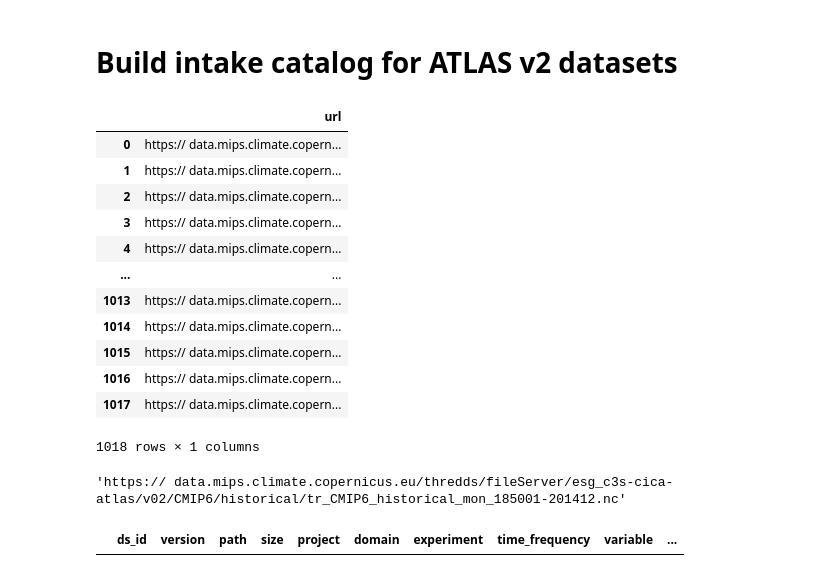
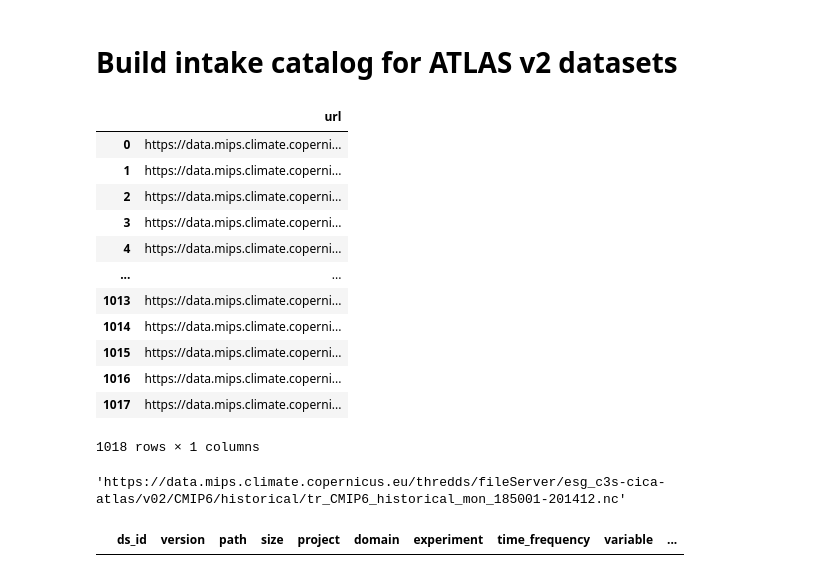
Before and after one commit to cp4cds/c3s_34g_manifests, a Jupyter notebook: notebooks/atlas_v2_build_intake_catalog.ipynb, the cells around one changed output. Cells and saved outputs as stored; diff of their text form; code cells hidden in the pictures.

```diff
--- a/notebooks/atlas_v2_build_intake_catalog.ipynb
+++ b/notebooks/atlas_v2_build_intake_catalog.ipynb
@@ -6,26 +6,26 @@ import numpy as np
 # %%
 ## load manifest
 
-df = pd.read_csv("../atlas_v2/manifest-atlas-v2_20250317.txt", names=["url"])
+df = pd.read_csv("../atlas_v2/manifest-atlas-v2_20250318.txt", names=["url"])
 df
 # %% [output]
 |  | url |
-| 0 | https:// data.mips.climate.copern... |
-| 1 | https:// data.mips.climate.copern... |
-| 2 | https:// data.mips.climate.copern... |
-| 3 | https:// data.mips.climate.copern... |
-| 4 | https:// data.mips.climate.copern... |
+| 0 | https://data.mips.climate.coperni... |
+| 1 | https://data.mips.climate.coperni... |
+| 2 | https://data.mips.climate.coperni... |
+| 3 | https://data.mips.climate.coperni... |
+| 4 | https://data.mips.climate.coperni... |
 | ... | ... |
-| 1013 | https:// data.mips.climate.copern... |
-| 1014 | https:// data.mips.climate.copern... |
-| 1015 | https:// data.mips.climate.copern... |
-| 1016 | https:// data.mips.climate.copern... |
-| 1017 | https:// data.mips.climate.copern... |
+| 1013 | https://data.mips.climate.coperni... |
+| 1014 | https://data.mips.climate.coperni... |
+| 1015 | https://data.mips.climate.coperni... |
+| 1016 | https://data.mips.climate.coperni... |
+| 1017 | https://data.mips.climate.coperni... |
 1018 rows × 1 columns
 # %%
 df.url[0]
 # %% [output]
-'https:// data.mips.climate.copernicus.eu/thredds/fileServer/esg_c3s-cica-atlas/v02/CMIP6/historical/tr_CMIP6_historical_mon_185001-201412.nc'
+'https://data.mips.climate.copernicus.eu/thredds/fileServer/esg_c3s-cica-atlas/v02/CMIP6/historical/tr_CMIP6_historical_mon_185001-201412.nc'
 # %%
 ## build new dataframe
 
```
Also changed, not shown: parts of 5 cells of this notebook, 6 other files.
